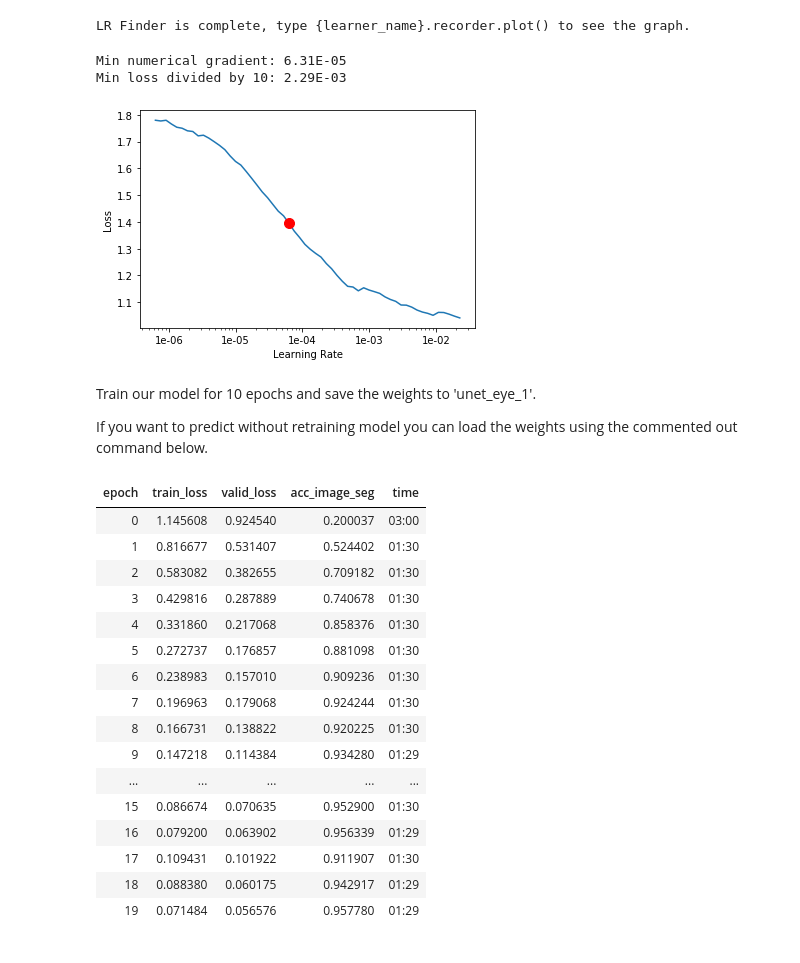
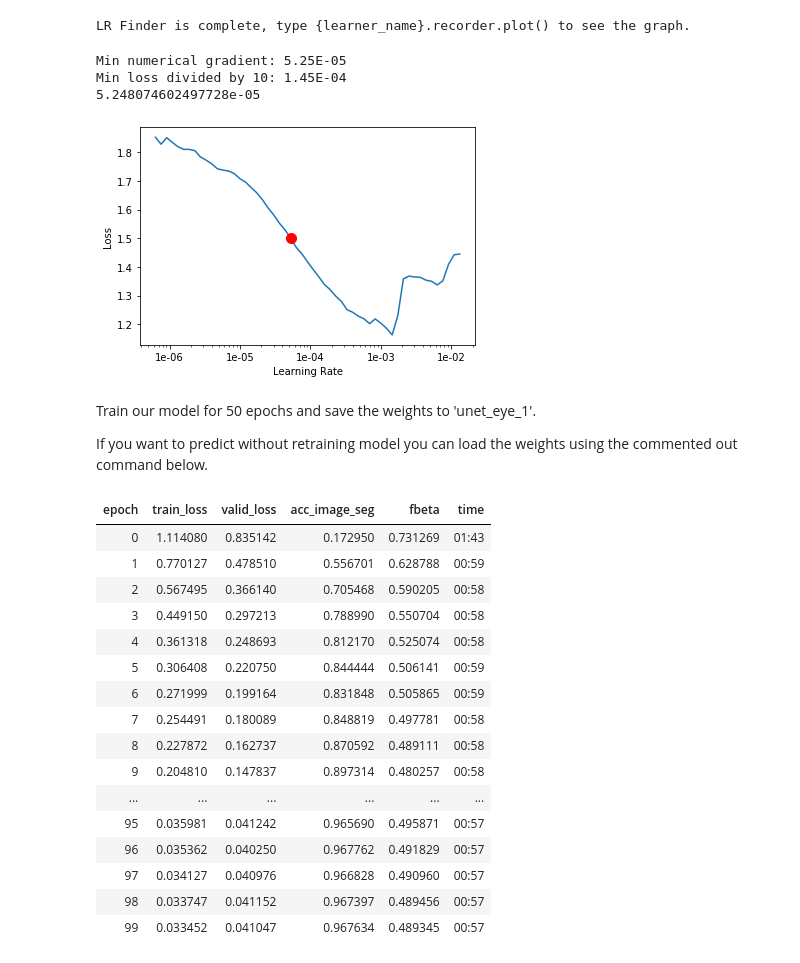
Before and after one commit to kevsatt/image_segmentation_fastai, a Jupyter notebook: image_segmentation_fastai.ipynb, the cells around one changed output. Cells and saved outputs as stored; diff of their text form; code cells hidden in the pictures.

Commit message:
experimented with different loss function
trained with more epochs and added f1-score as metric for model comparison

```diff
--- a/image_segmentation_fastai.ipynb
+++ b/image_segmentation_fastai.ipynb
@@ -117,11 +193,12 @@ class SegLabelListCustom(SegmentationLabelList):
 class SegItemListCustom(SegmentationItemList):
     _label_cls = SegLabelListCustom
 
+# Our class codes to be one-hot encoded
 codes = ['Background', 'Sclera', 'Iris', 'Pupil']
 
 src = (SegItemListCustom.from_folder(path_images)
        .filter_by_func(filter_func)
-       .split_by_rand_pct()
+       .split_by_rand_pct(0.2)
        .label_from_func(get_y_fn, classes=codes))
 
 data = (src.transform(get_transforms(), size=size, tfm_y=True)
@@ -132,7 +209,7 @@ Enumerating our classes to predict and naming our void_code. Instantiating unet_
 # %%
 name2id = {v: k for k, v in enumerate(codes)}
 void_code = name2id['Background']
-learn = unet_learner(data, models.resnet34, metrics=acc_image_seg, wd=1e-2)
+learn = unet_learner(data, models.resnet34, metrics=[acc_image_seg, f1_score])
 # %% [output]
 Downloading: "https://download.pytorch.org/models/resnet34-333f7ec4.pth" to /root/.cache/torch/checkpoints/resnet34-333f7ec4.pth
 # %% [markdown]
@@ -145,37 +222,39 @@ LR Finder is complete, type {learner_name}.recorder.plot() to see the graph.
 # %%
 learn.recorder.plot(suggestion=True)
 min_grad_lr = learn.recorder.min_grad_lr
+print(min_grad_lr)
+lr = 1e-4
 # %% [output]
-Min numerical gradient: 6.31E-05
-Min loss divided by 10: 2.29E-03
+Min numerical gradient: 5.25E-05
+Min loss divided by 10: 1.45E-04
+5.248074602497728e-05
-[figure, old version]
+[figure, new version]
 # %% [markdown]
-Train our model for 10 epochs and save the weights to 'unet_eye_1'.
+Train our model for 50 epochs and save the weights to 'unet_eye_1'.
 
 If you want to predict without retraining model you can load the weights using the commented out command below.
 # %%
-# training
-learn.fit_one_cycle(20, min_grad_lr, pct_start=0.9)
+learn.fit_one_cycle(100, slice(lr), pct_start=0.9)
 learn.save('unet_eye_seg')
-learn.export('unet_eye_seg_model')
+learn.export('unet_eye_seg_final.pkl')
 
 # loading model and predicting
 # learn.load('unet_eye_seg')
 # %% [output]
-| epoch | train_loss | valid_loss | acc_image_seg | time |
-| 0 | 1.145608 | 0.924540 | 0.200037 | 03:00 |
-| 1 | 0.816677 | 0.531407 | 0.524402 | 01:30 |
-| 2 | 0.583082 | 0.382655 | 0.709182 | 01:30 |
-| 3 | 0.429816 | 0.287889 | 0.740678 | 01:30 |
-| 4 | 0.331860 | 0.217068 | 0.858376 | 01:30 |
-| 5 | 0.272737 | 0.176857 | 0.881098 | 01:30 |
-| 6 | 0.238983 | 0.157010 | 0.909236 | 01:30 |
-| 7 | 0.196963 | 0.179068 | 0.924244 | 01:30 |
-| 8 | 0.166731 | 0.138822 | 0.920225 | 01:30 |
-| 9 | 0.147218 | 0.114384 | 0.934280 | 01:29 |
-| ... | ... | ... | ... | ... |
-| 15 | 0.086674 | 0.070635 | 0.952900 | 01:30 |
-| 16 | 0.079200 | 0.063902 | 0.956339 | 01:29 |
-| 17 | 0.109431 | 0.101922 | 0.911907 | 01:30 |
-| 18 | 0.088380 | 0.060175 | 0.942917 | 01:29 |
-| 19 | 0.071484 | 0.056576 | 0.957780 | 01:29 |
+| epoch | train_loss | valid_loss | acc_image_seg | fbeta | time |
+| 0 | 1.114080 | 0.835142 | 0.172950 | 0.731269 | 01:43 |
+| 1 | 0.770127 | 0.478510 | 0.556701 | 0.628788 | 00:59 |
+| 2 | 0.567495 | 0.366140 | 0.705468 | 0.590205 | 00:58 |
+| 3 | 0.449150 | 0.297213 | 0.788990 | 0.550704 | 00:58 |
+| 4 | 0.361318 | 0.248693 | 0.812170 | 0.525074 | 00:58 |
+| 5 | 0.306408 | 0.220750 | 0.844444 | 0.506141 | 00:59 |
+| 6 | 0.271999 | 0.199164 | 0.831848 | 0.505865 | 00:59 |
+| 7 | 0.254491 | 0.180089 | 0.848819 | 0.497781 | 00:58 |
+| 8 | 0.227872 | 0.162737 | 0.870592 | 0.489111 | 00:58 |
+| 9 | 0.204810 | 0.147837 | 0.897314 | 0.480257 | 00:58 |
+| ... | ... | ... | ... | ... | ... |
+| 95 | 0.035981 | 0.041242 | 0.965690 | 0.495871 | 00:57 |
+| 96 | 0.035362 | 0.040250 | 0.967762 | 0.491829 | 00:57 |
+| 97 | 0.034127 | 0.040976 | 0.966828 | 0.490960 | 00:57 |
+| 98 | 0.033747 | 0.041152 | 0.967397 | 0.489456 | 00:57 |
+| 99 | 0.033452 | 0.041047 | 0.967634 | 0.489345 | 00:57 |
```
Also changed, not shown: parts of 15 cells of this notebook.
